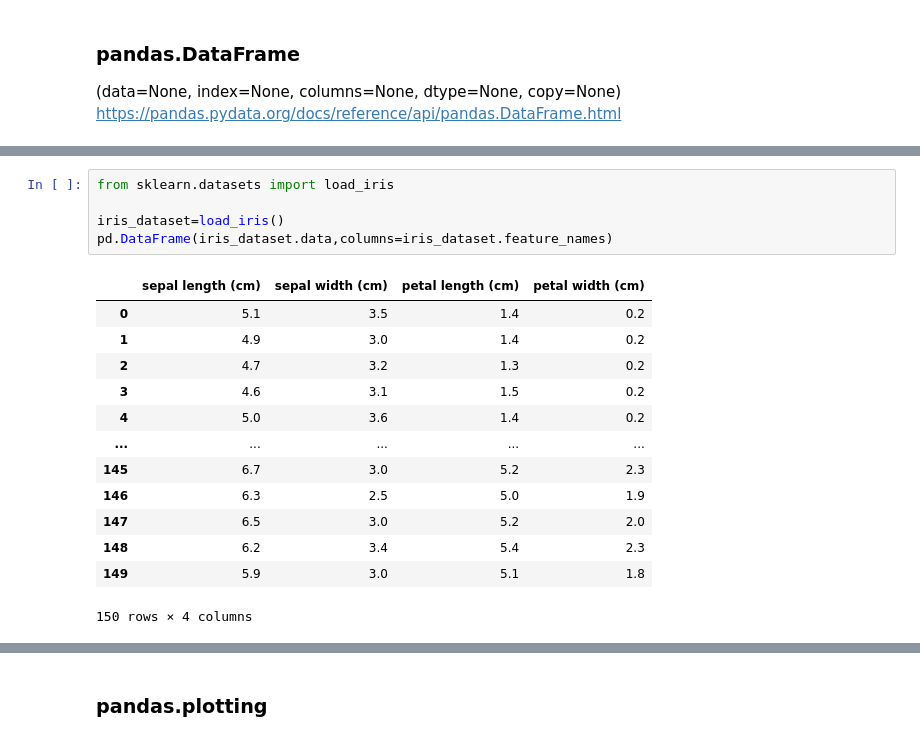
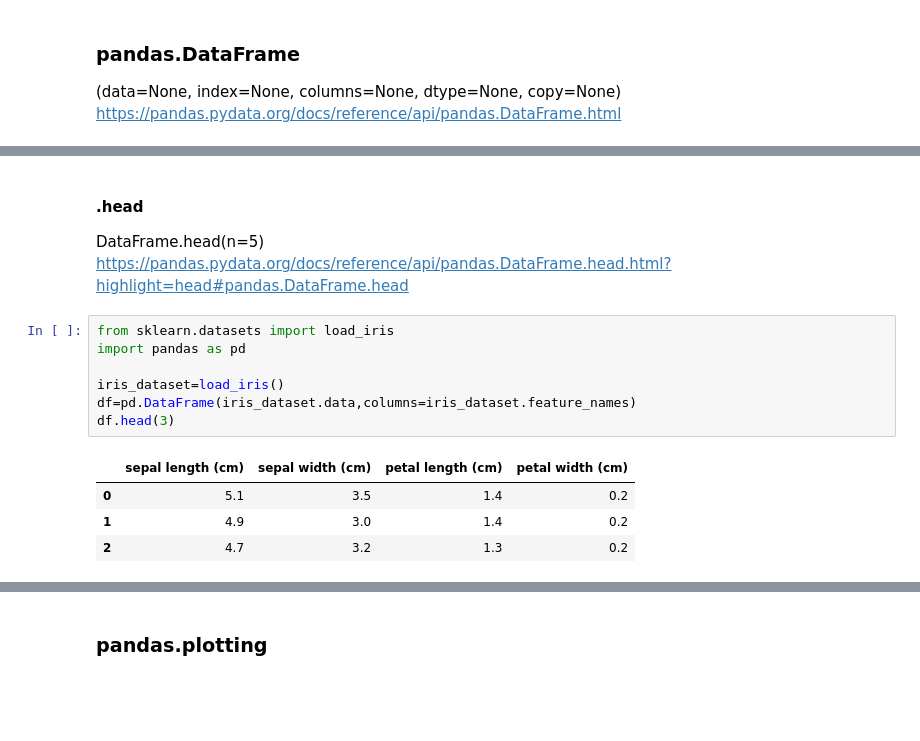
Before and after one commit to ponzu3847/cheat_sheets, a Jupyter notebook: pandas.ipynb, the cells around one changed output, grey strips where cells are left out. Drawn from its saved outputs; the diff is of its cells as text; blank space fills up the shorter version.

```diff
--- a/pandas.ipynb
+++ b/pandas.ipynb
@@ -9,19 +40,16 @@ https://pandas.pydata.org/docs/reference/api/pandas.DataFrame.html
+# %% [markdown]
+#### .head
+DataFrame.head(n=5)
+https://pandas.pydata.org/docs/reference/api/pandas.DataFrame.head.html?highlight=head#pandas.DataFrame.head
 # %%
 from sklearn.datasets import load_iris
+import pandas as pd
 
 iris_dataset=load_iris()
-pd.DataFrame(iris_dataset.data,columns=iris_dataset.feature_names)
+df=pd.DataFrame(iris_dataset.data,columns=iris_dataset.feature_names)
+df.head(3)
 # %% [output]
 |  | sepal length (cm) | sepal width (cm) | petal length (cm) | petal width (cm) |
 | 0 | 5.1 | 3.5 | 1.4 | 0.2 |
 | 1 | 4.9 | 3.0 | 1.4 | 0.2 |
 | 2 | 4.7 | 3.2 | 1.3 | 0.2 |
-| 3 | 4.6 | 3.1 | 1.5 | 0.2 |
-| 4 | 5.0 | 3.6 | 1.4 | 0.2 |
-| ... | ... | ... | ... | ... |
-| 145 | 6.7 | 3.0 | 5.2 | 2.3 |
-| 146 | 6.3 | 2.5 | 5.0 | 1.9 |
-| 147 | 6.5 | 3.0 | 5.2 | 2.0 |
-| 148 | 6.2 | 3.4 | 5.4 | 2.3 |
-| 149 | 5.9 | 3.0 | 5.1 | 1.8 |
-150 rows × 4 columns
```
Also changed, not shown: parts of 17 cells of this notebook, 3 other files.
